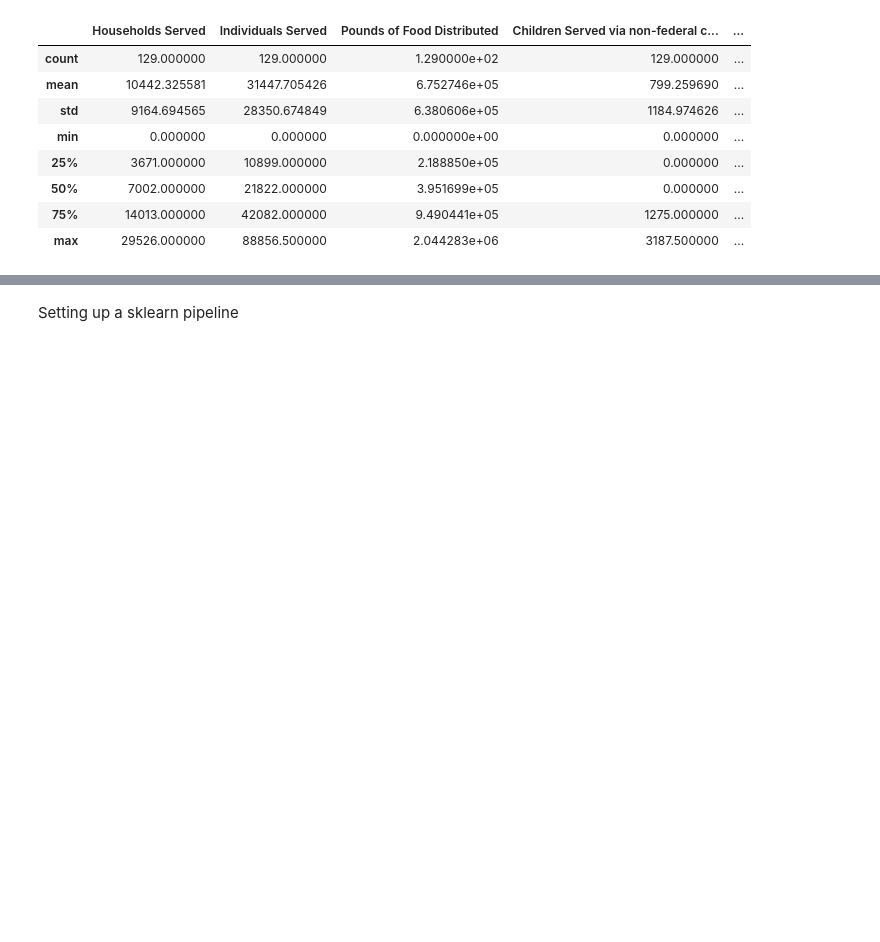
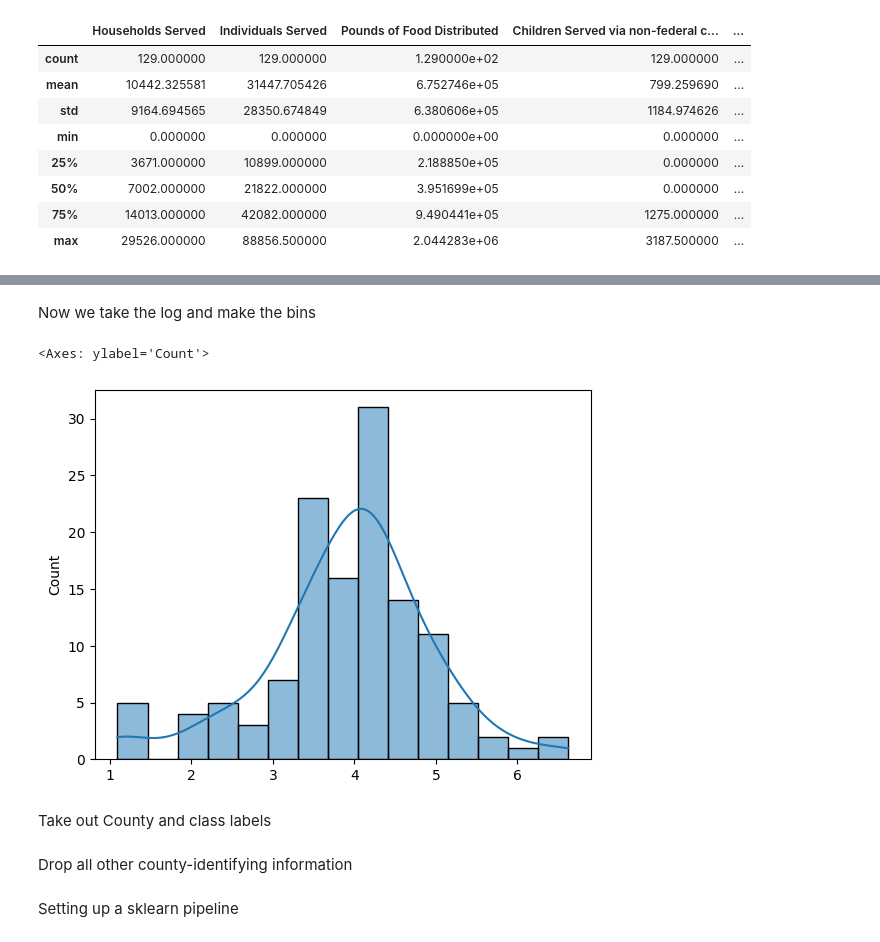
Before and after one commit to ericwhamilton1/gradient-descent-into-madness, a Jupyter notebook: preliminary_exp.ipynb, the cells around one changed output, grey strips where cells are left out. Drawn from its saved outputs; the diff is of its cells as text; code cells hidden in the pictures; blank space fills up the shorter version.

```diff
--- a/preliminary_exp.ipynb
+++ b/preliminary_exp.ipynb
@@ -61,0 +97,11 @@ List categorical features:  ['County']
+# %%
+min_lbs_per_LI = np.min([val for val in lbs_per_LI if val > 0.0])
+imputed_lbs_per_LI = np.array([min_lbs_per_LI if val == 0.0 else val for val in lbs_per_LI])
+# %% [markdown]
+Now we take the log and make the bins
+# %%
+log_lbs_per_LI = np.log(imputed_lbs_per_LI)
+sns.histplot(log_lbs_per_LI, kde=True)
+# %% [output]
+<Axes: ylabel='Count'>
+[figure, added]
@@ -61,0 +111,2 @@ List categorical features:  ['County']
+# %% [markdown]
+Take out County and class labels
@@ -61,0 +116,2 @@ List categorical features:  ['County']
+# %% [markdown]
+Drop all other county-identifying information
```
Also changed, not shown: parts of 13 cells of this notebook.
